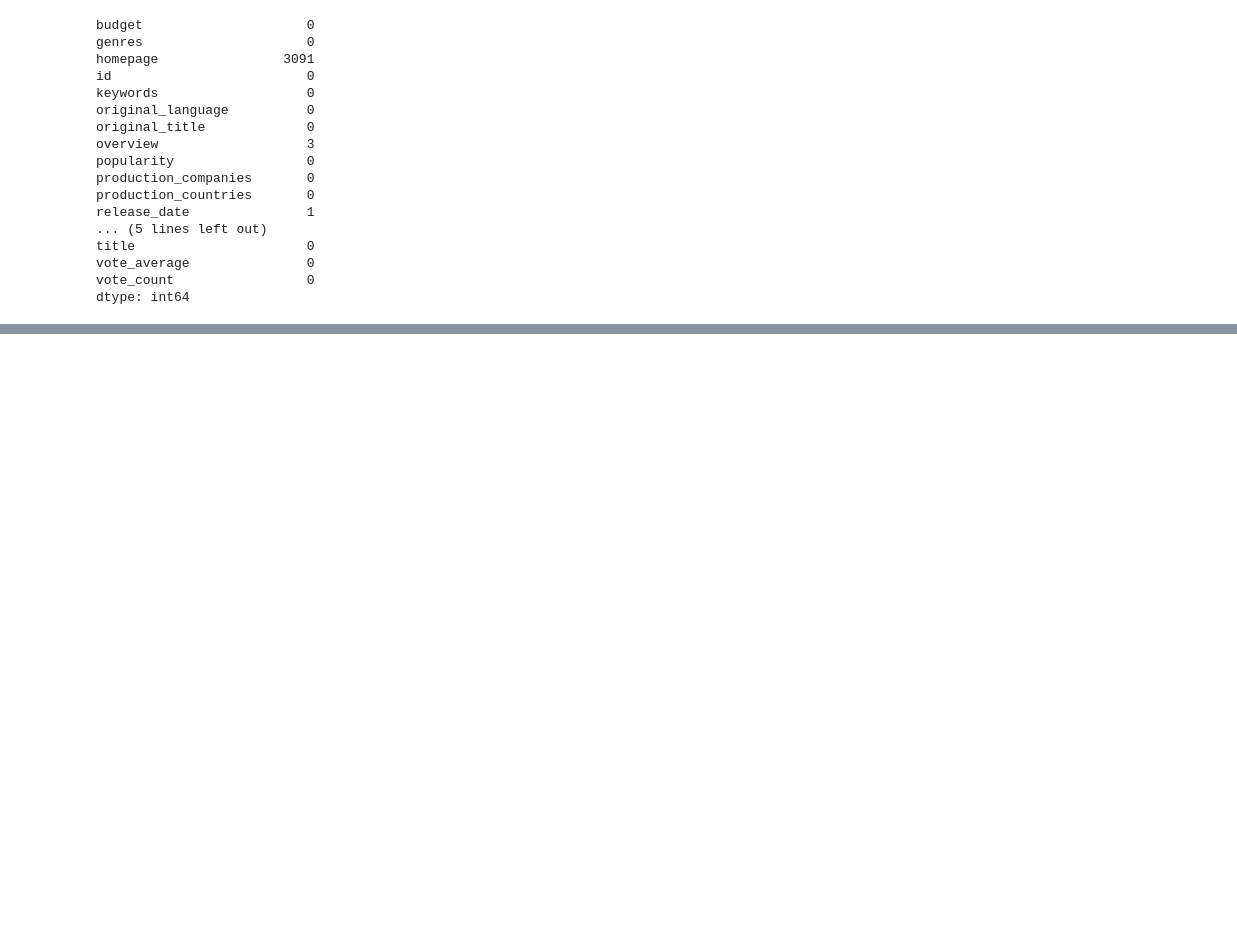
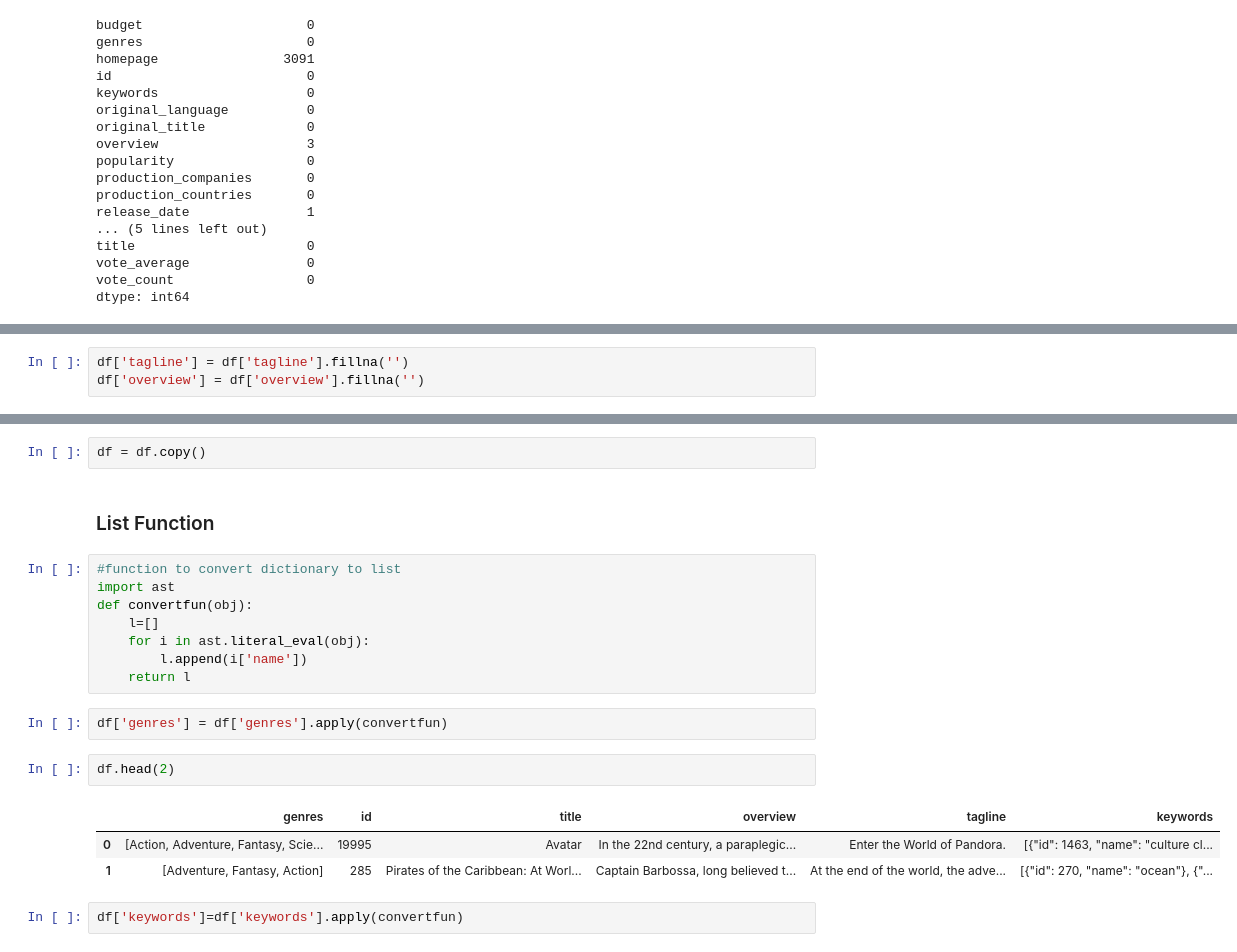
Before and after one commit to bijenchipalu/netflix-movie-recommender, a Jupyter notebook: notebook.ipynb, the cells around one changed output, grey strips where cells are left out. Cells and saved outputs as stored; diff of their text form; blank space fills up the shorter version.

```diff
--- a/notebook.ipynb
+++ b/notebook.ipynb
@@ -73,0 +76,3 @@ dtype: int64
+# %%
+df['tagline'] = df['tagline'].fillna('')
+df['overview'] = df['overview'].fillna('')
@@ -73,0 +89,22 @@ dtype: int64
+# %%
+df = df.copy()
+# %% [markdown]
+<h3>List Function</h3>
+# %%
+#function to convert dictionary to list
+import ast
+def convertfun(obj):
+    l=[]
+    for i in ast.literal_eval(obj):
+        l.append(i['name'])
+    return l
+# %%
+df['genres'] = df['genres'].apply(convertfun)
+# %%
+df.head(2)
+# %% [output]
+|  | genres | id | title | overview | tagline | keywords |
+| 0 | [Action, Adventure, Fantasy, Scie... | 19995 | Avatar | In the 22nd century, a paraplegic... | Enter the World of Pandora. | [{"id": 1463, "name": "culture cl... |
+| 1 | [Adventure, Fantasy, Action] | 285 | Pirates of the Caribbean: At Worl... | Captain Barbossa, long believed t... | At the end of the world, the adve... | [{"id": 270, "name": "ocean"}, {"... |
+# %%
+df['keywords']=df['keywords'].apply(convertfun)
```
Also changed, not shown: parts of 43 cells of this notebook.
